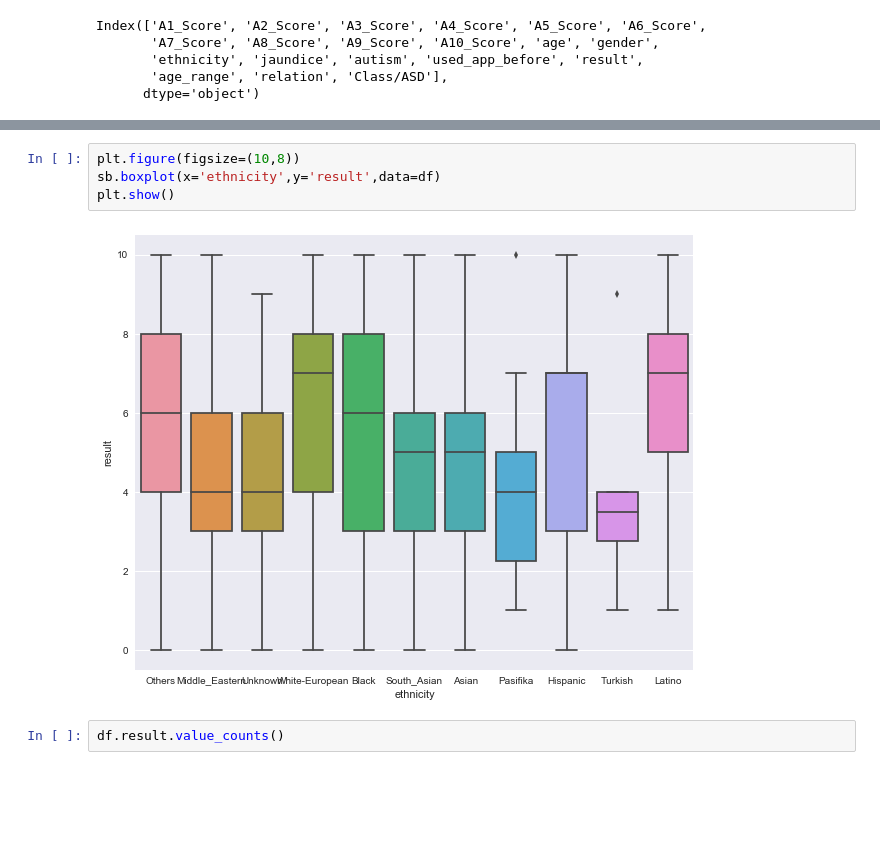
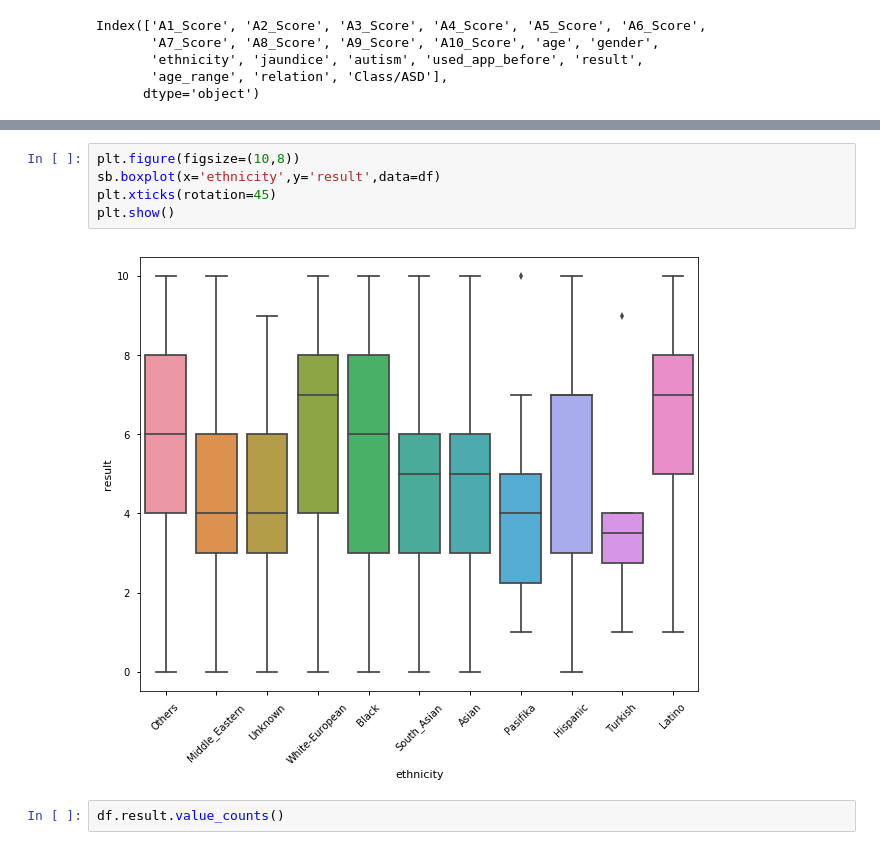
Before and after one commit to MichaelNormandyGavin/AutismScreening, a Jupyter notebook: Analysis.ipynb, the cells around one changed output, grey strips where cells are left out. Drawn from its saved outputs; the diff is of its cells as text; blank space fills up the shorter version.

```diff
--- a/Analysis.ipynb
+++ b/Analysis.ipynb
@@ -135,9 +134,10 @@ plt.show()
 # %%
 plt.figure(figsize=(10,8))
 sb.boxplot(x='ethnicity',y='result',data=df)
+plt.xticks(rotation=45)
 plt.show()
 # %% [output]
-[figure, old version]
+[figure, new version]
 # %%
 df.result.value_counts()
 # %% [output]
```
Also changed, not shown: parts of 88 cells of this notebook, 4 other files.
